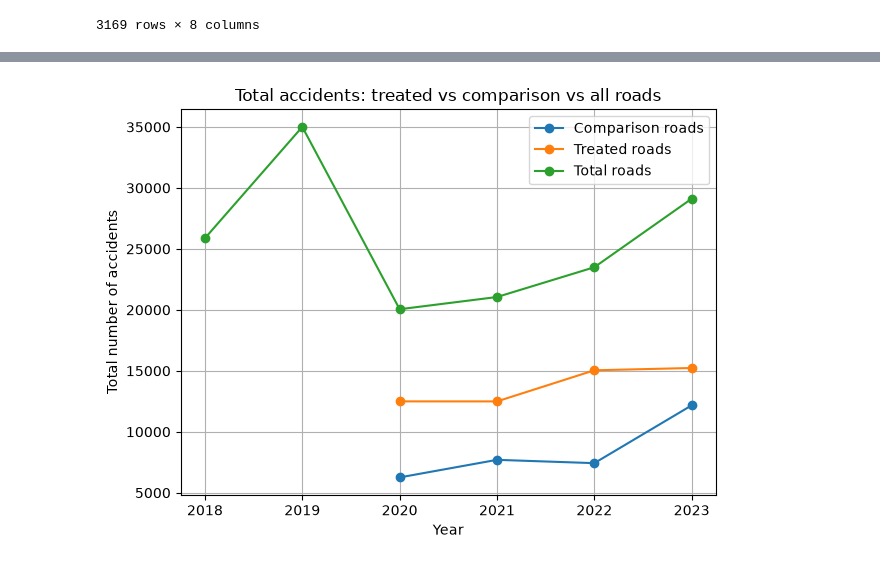
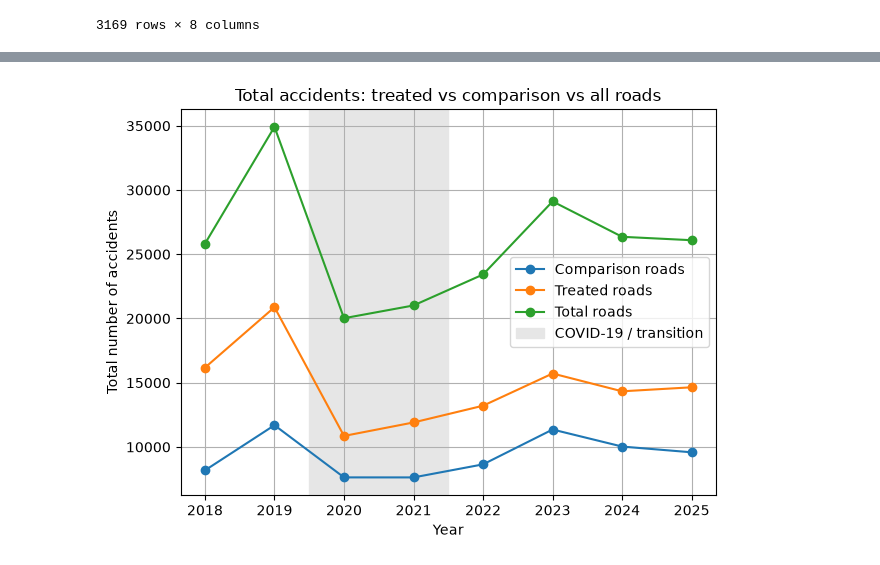
Before and after one commit to RoosPlaum/programming_project, a Jupyter notebook: data_exploration_Teun.ipynb, the cells around one changed output, grey strips where cells are left out. Drawn from its saved outputs; the diff is of its cells as text; code cells hidden in the pictures.

```diff
--- a/data_exploration_Teun.ipynb
+++ b/data_exploration_Teun.ipynb
@@ -177,6 +176,11 @@ voorbeeld[["VKL_NUMMER", "jaar", "WEGNUMMER", "RPE_CODE", "positie_m", "VIAS_baa
 | 125484 | 20230062249 | 2023 | 002 | R | 223150.0 | 11553 | 222154.0 | 224191.0 |
 # %%
 # 4. Add collumn treated as a Boolean. True when speed limit changed from 120 or 130 km/h to 100 km/h, False if it remained 100 km/h, None no max speed was recorded or the speed limit was different before / after 2020.
+
+# AANGEPAST (Harmen): de kolom 'limiet' werd nergens in het notebook gemaakt (alleen in een losse cel die
+# niet meer bestaat), waardoor deze cel bij 'Run All' een KeyError gaf. MAXSNELHD is tekst ("100") -> getal.
+alle_ongevallen["limiet"] = pd.to_numeric(alle_ongevallen["MAXSNELHD"], errors="coerce")
+
 # Median speed limit before 2020 (2018–2019)
 mediaan_voor = (
     alle_ongevallen[alle_ongevallen["jaar"].isin([2018, 2019])]
@@ -312,39 +361,37 @@ yearly_grouped = resultaat[resultaat['treated'].isin([True, False])].groupby(
     total_accidents=('ongevallen', 'sum')
 )
 
 # Reshape so each treatment group becomes a separate column
 accidents_by_group = yearly_grouped['total_accidents'].unstack('treated')
 
 accidents_by_group = accidents_by_group.rename(columns={
     False: 'Comparison roads',
     True: 'Treated roads'
 })
 
 # Calculate total accidents across all road sections
 yearly_total = resultaat.groupby('jaar')['ongevallen'].sum()
 
 # Add total as a third line
 accidents_by_group['Total roads'] = yearly_total
 
-# Hide treated and comparison lines before 2020
-accidents_by_group.loc[
-    accidents_by_group.index < 2020,
-    ['Treated roads', 'Comparison roads']
-] = np.nan
+# AANGEPAST (Harmen): treated en comparison worden nu ook vóór 2020 getoond (die jaren zijn nodig om voor en na
+# te vergelijken), en de COVID-19-/overgangsjaren 2020-2021 zijn grijs gemarkeerd, zoals in de deliverable.
 
 # Plot
 ax = accidents_by_group.plot(kind='line', marker='o')
+ax.axvspan(2019.5, 2021.5, color='0.9', zorder=0, label='COVID-19 / transition')
 
 ax.set_xlabel('Year')
 ax.set_ylabel('Total number of accidents')
 ax.set_title('Total accidents: treated vs comparison vs all roads')
 ax.grid(True)
 ax.legend()
 
 plt.tight_layout()
 plt.show()
 # %% [output]
-[figure, old version]
+[figure, new version]
 # %%
 # 1.2
 # Select the years before and after the measure
```
Also changed, not shown: parts of 11 cells of this notebook, 2 other files.
